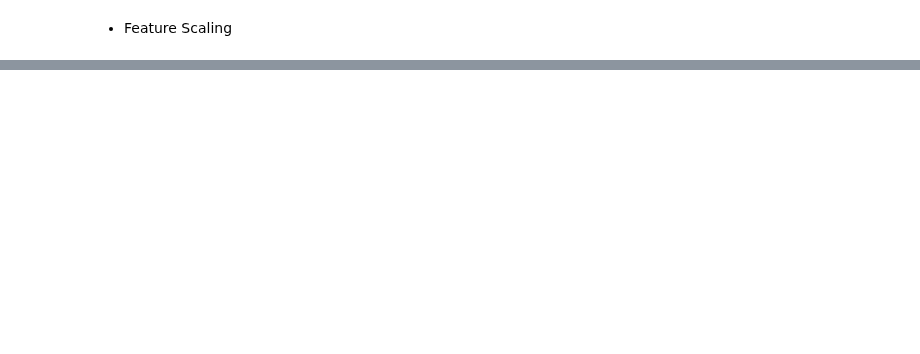
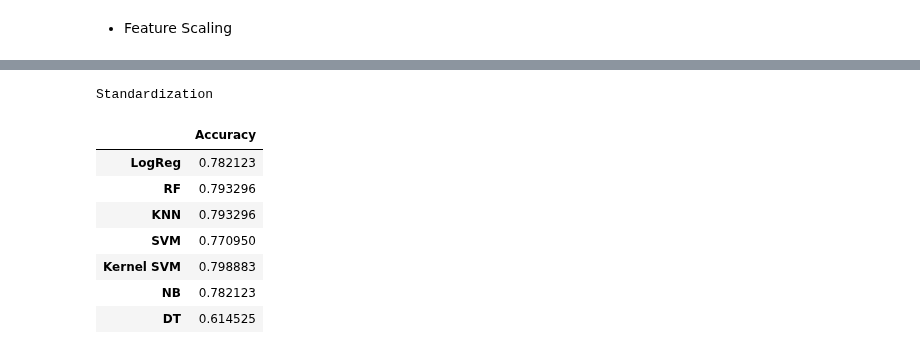
Before and after one commit to omgitsmj24/BOOT_AI_INTERN, a Jupyter notebook: Data Preprocessing/Week1/titanic copy.ipynb, the cells around one changed output, grey strips where cells are left out. Cells and saved outputs as stored; diff of their text form; code cells hidden in the pictures; blank space fills up the shorter version.

```diff
--- a/Data Preprocessing/Week1/titanic copy.ipynb
+++ b/Data Preprocessing/Week1/titanic copy.ipynb
@@ -255,8 +258,13 @@ x_train, x_test, y_train, y_test = train_test_split(X_train, target, test_size =
+# %%
+from imblearn.over_sampling import SMOTE
+x_train, y_train = SMOTE().fit_resample(x_train, y_train)
 # %% [markdown]
 * Feature Scaling
 # %%
-# from sklearn.preprocessing import StandardScaler
-# sc = StandardScaler()
-# x_train.iloc[:, 0:6] = sc.fit_transform(x_train.iloc[:, 0:6])
-# x_test.iloc[:, 0:6] = sc.fit_transform(x_test.iloc[:, 0:6])
+from sklearn.preprocessing import StandardScaler
+sc = StandardScaler()
+x_train_sc = x_train.copy()
+x_test_sc = x_test.copy()
+x_train_sc.iloc[:, 0:6] = sc.fit_transform(x_train.iloc[:, 0:6])
+x_test_sc.iloc[:, 0:6] = sc.fit_transform(x_test.iloc[:, 0:6])
 # %%
@@ -315,25 +320,31 @@ def models_run(X_train: pd.DataFrame , y_train: pd.DataFrame, X_test: pd.DataFra
             ('NB', GaussianNB()),
             ('DT', DecisionTreeClassifier(criterion = "entropy", random_state = 0))
             ]
-    # results = []
-    # names = []
+    results = []
+    names = []
     # scoring = ['accuracy', 'precision_weighted', 'recall_weighted', 'f1_weighted', 'roc_auc']
     # target_names = ['deceased', 'survived']
     for name, model in models:
-        #     kfold = model_selection.KFold(n_splits=5, shuffle=True, random_state=90210)
-        #     cv_results = model_selection.cross_validate(model, X_train, y_train, scoring=scoring)
+        #   kfold = model_selection.KFold(n_splits=5, shuffle=True, random_state=90210)
+        #   cv_results = model_selection.cross_validate(model, X_train, y_train, scoring=scoring)
             clf = model.fit(X_train, y_train)
             y_pred = clf.predict(X_test)
-            cv_results = accuracy_score
-            print(name)
-            print(accuracy_score(y_test, y_pred))
+            # print(name)
+            names.append(name)
+            # print(accuracy_score(y_test, y_pred))
+            acc_results = accuracy_score(y_test, y_pred)
+            # pre_results = precision_score(y_test, y_pred)
+            results.append(np.array(acc_results))
+            # results.append(np.array(pre_results))
         #   print(classification_report(y_test, y_pred, target_names=target_names))
-            print(confusion_matrix(y_test, y_pred))
+            # print(confusion_matrix(y_test, y_pred))
+    final = pd.DataFrame(results, names)
+    final.columns=['Accuracy']
     # results.append(cv_results)
     # names.append(name)
     # this_df = pd.DataFrame(cv_results)
     # this_df['model'] = name
     # dfs.append(this_df)
     # final = pd.concat(dfs, ignore_index=True)
-    # return
+    return final
 # %%
@@ -366,0 +370,13 @@ DT
+# %%
+print('Standardization')
+models_run(x_train_sc, y_train, x_test_sc, y_test)
+# %% [output]
+Standardization
+|  | Accuracy |
+| LogReg | 0.782123 |
+| RF | 0.793296 |
+| KNN | 0.793296 |
+| SVM | 0.770950 |
+| Kernel SVM | 0.798883 |
+| NB | 0.782123 |
+| DT | 0.614525 |
```
Also changed, not shown: parts of 8 cells of this notebook.
